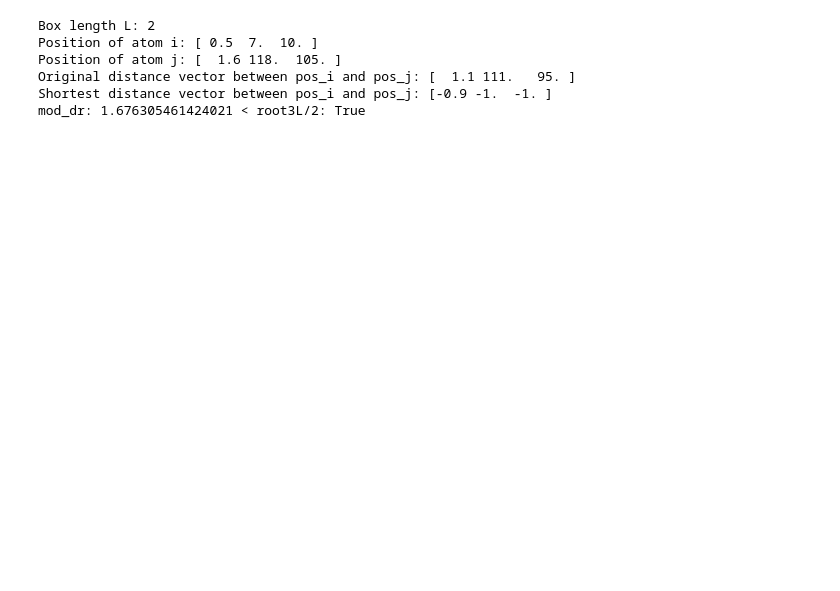
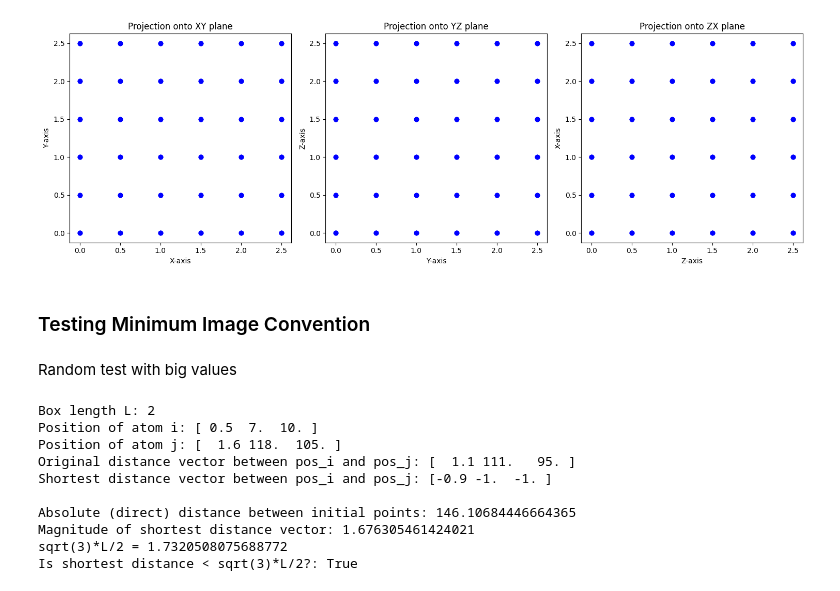
Before and after one commit to Tanish-Verma/md_Engine, a Jupyter notebook: Module2/module2.ipynb, the cells around one changed output. Saved outputs shown, nothing was run; the diff lists cells and outputs as text; code cells hidden in the pictures; blank space fills up the shorter version.

```diff
--- a/Module2/module2.ipynb
+++ b/Module2/module2.ipynb
@@ -71,3 +82,35 @@ Box length L: 3.0
+# %%
+# Plot in 2D (projection onto XY, YZ, ZX plane)
+fig = plt.figure(figsize=(15, 5))
+
+# XY plane
+ax1 = fig.add_subplot(131)
+ax1.scatter(positions[:, 0], positions[:, 1], c='b', marker='o')
+ax1.set_xlabel('X-axis')
+ax1.set_ylabel('Y-axis')
+ax1.set_title('Projection onto XY plane')
+
+# YZ plane
+ax2 = fig.add_subplot(132)
+ax2.scatter(positions[:, 1], positions[:, 2], c='b', marker='o')
+ax2.set_xlabel('Y-axis')
+ax2.set_ylabel('Z-axis')
+ax2.set_title('Projection onto YZ plane')
+
+# ZX plane
+ax3 = fig.add_subplot(133)
+ax3.scatter(positions[:, 2], positions[:, 0], c='b', marker='o')
+ax3.set_xlabel('Z-axis')
+ax3.set_ylabel('X-axis')
+ax3.set_title('Projection onto ZX plane')
+plt.tight_layout()
+plt.show()
+# %% [output]
+[figure, added]
+# %% [markdown]
+### Testing Minimum Image Convention
+# %% [markdown]
+Random test with big values
 # %%
 L = 2
 pos_i = np.array([0.5, 7, 10])
@@ -77,13 +120,24 @@ print("Box length L:", L)
 print("Position of atom i:", pos_i)
 print("Position of atom j:", pos_j)
 print("Original distance vector between pos_i and pos_j:", pos_j - pos_i)
-print("Shortest distance vector between pos_i and pos_j:", dr)
-mod_dr = np.linalg.norm(dr,ord = 2)
-print(f"mod_dr: {mod_dr} < root3L/2: {mod_dr < np.sqrt(3)*L/2}")
+print(f"Shortest distance vector between pos_i and pos_j: {dr}\n")
+
+initial_distance = np.linalg.norm(pos_j - pos_i)
+shortest_distance = np.linalg.norm(dr)
+max_allowed_distance = np.sqrt(3) * L / 2
+
+print(f"Absolute (direct) distance between initial points: {initial_distance}")
+print(f"Magnitude of shortest distance vector: {shortest_distance}")
+print(f"sqrt(3)*L/2 = {max_allowed_distance}")
+print(f"Is shortest distance < sqrt(3)*L/2?: {shortest_distance < max_allowed_distance}")
 # %% [output]
 Box length L: 2
 Position of atom i: [ 0.5  7.  10. ]
 Position of atom j: [  1.6 118.  105. ]
 Original distance vector between pos_i and pos_j: [  1.1 111.   95. ]
 Shortest distance vector between pos_i and pos_j: [-0.9 -1.  -1. ]
-mod_dr: 1.676305461424021 < root3L/2: True
+
+Absolute (direct) distance between initial points: 146.10684446664365
+Magnitude of shortest distance vector: 1.676305461424021
+sqrt(3)*L/2 = 1.7320508075688772
+Is shortest distance < sqrt(3)*L/2?: True
```
Also changed, not shown: parts of 8 cells of this notebook.
